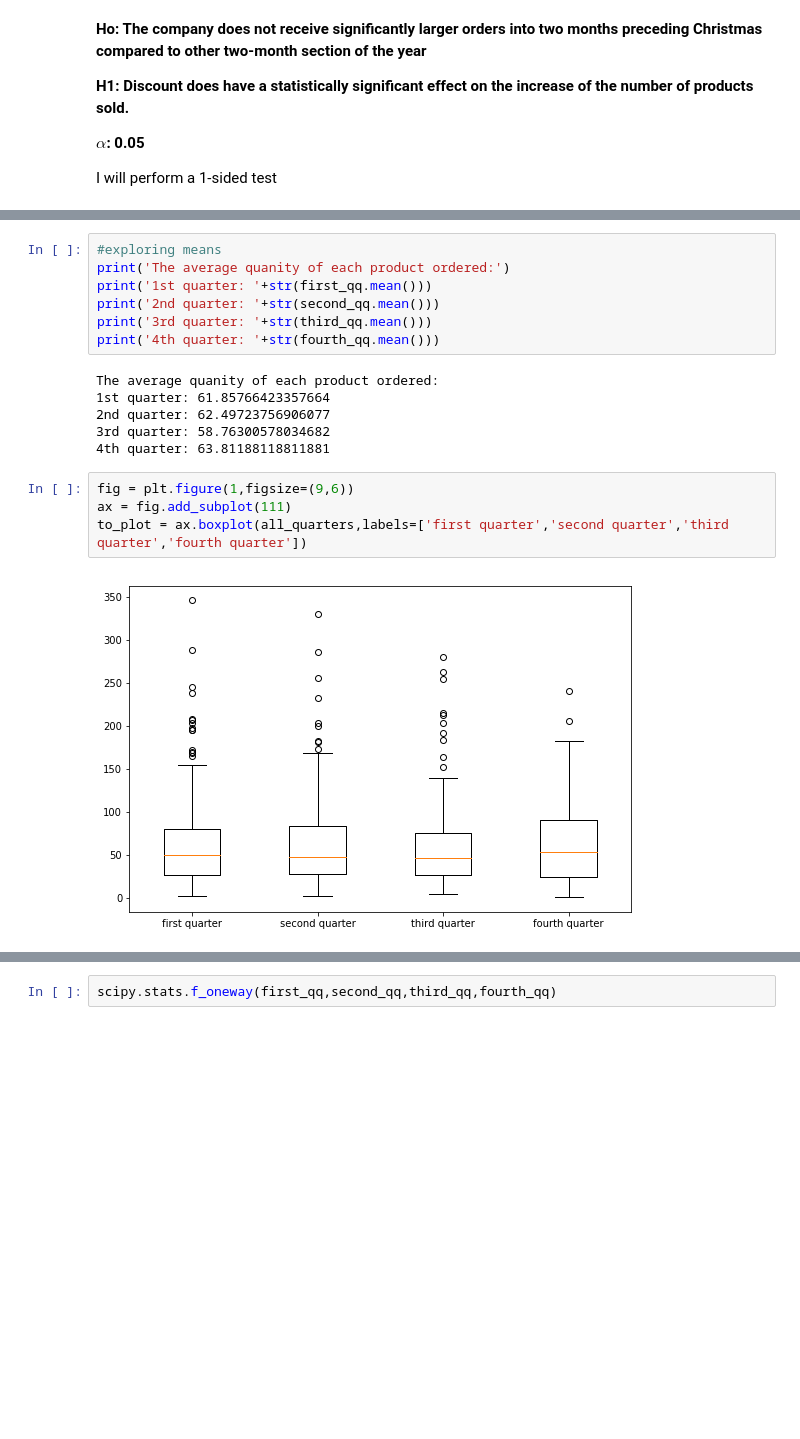
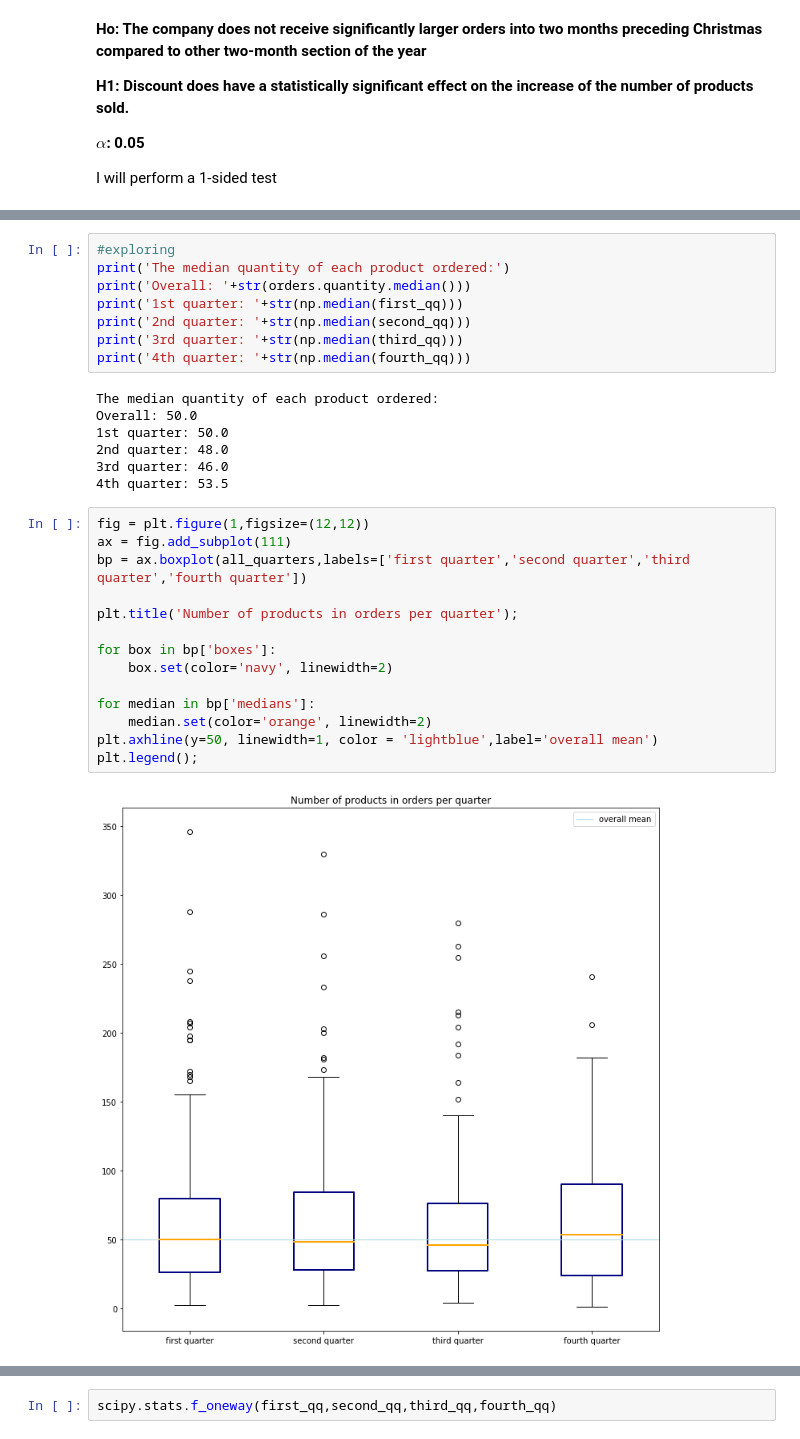
Before and after one commit to nikolholicka/Hypotesis_Testing_Northwind_Database, a Jupyter notebook: Hypotheses_Testing_Mod3_Project.ipynb, the cells around one changed output, grey strips where cells are left out. Cells and saved outputs as stored; diff of their text form; blank space fills up the shorter version.

```diff
--- a/Hypotheses_Testing_Mod3_Project.ipynb
+++ b/Hypotheses_Testing_Mod3_Project.ipynb
@@ -519,22 +526,34 @@ fourth_qq = np.array(fourth_q.quantity)
 
 all_quarters = [first_qq,second_qq,third_qq,fourth_qq]
 # %%
-#exploring means
-print('The average quanity of each product ordered:')
-print('1st quarter: '+str(first_qq.mean()))
-print('2nd quarter: '+str(second_qq.mean()))
-print('3rd quarter: '+str(third_qq.mean()))
-print('4th quarter: '+str(fourth_qq.mean()))
+#exploring
+print('The median quantity of each product ordered:')
+print('Overall: '+str(orders.quantity.median()))
+print('1st quarter: '+str(np.median(first_qq)))
+print('2nd quarter: '+str(np.median(second_qq)))
+print('3rd quarter: '+str(np.median(third_qq)))
+print('4th quarter: '+str(np.median(fourth_qq)))
 # %% [output]
-The average quanity of each product ordered:
-1st quarter: 61.85766423357664
-2nd quarter: 62.49723756906077
-3rd quarter: 58.76300578034682
-4th quarter: 63.81188118811881
+The median quantity of each product ordered:
+Overall: 50.0
+1st quarter: 50.0
+2nd quarter: 48.0
+3rd quarter: 46.0
+4th quarter: 53.5
 # %%
-fig = plt.figure(1,figsize=(9,6))
+fig = plt.figure(1,figsize=(12,12))
 ax = fig.add_subplot(111)
-to_plot = ax.boxplot(all_quarters,labels=['first quarter','second quarter','third quarter','fourth quarter'])
+bp = ax.boxplot(all_quarters,labels=['first quarter','second quarter','third quarter','fourth quarter'])
+
+plt.title('Number of products in orders per quarter');
+
+for box in bp['boxes']:
+    box.set(color='navy', linewidth=2)
+
+for median in bp['medians']:
+    median.set(color='orange', linewidth=2)
+plt.axhline(y=50, linewidth=1, color = 'lightblue',label='overall mean')
+plt.legend();
 # %% [output]
-[figure, old version]
+[figure, new version]
 # %% [markdown]
```
Also changed, not shown: parts of 37 cells of this notebook.
